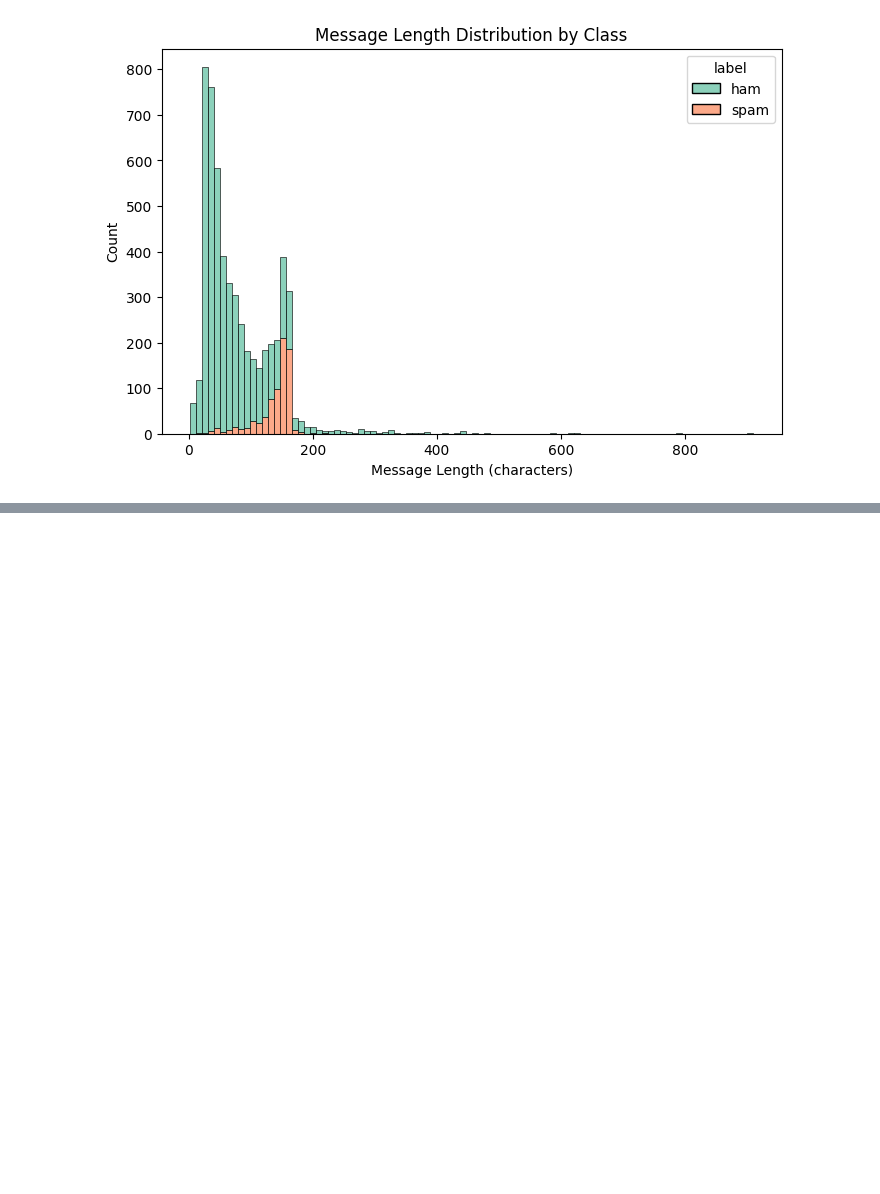
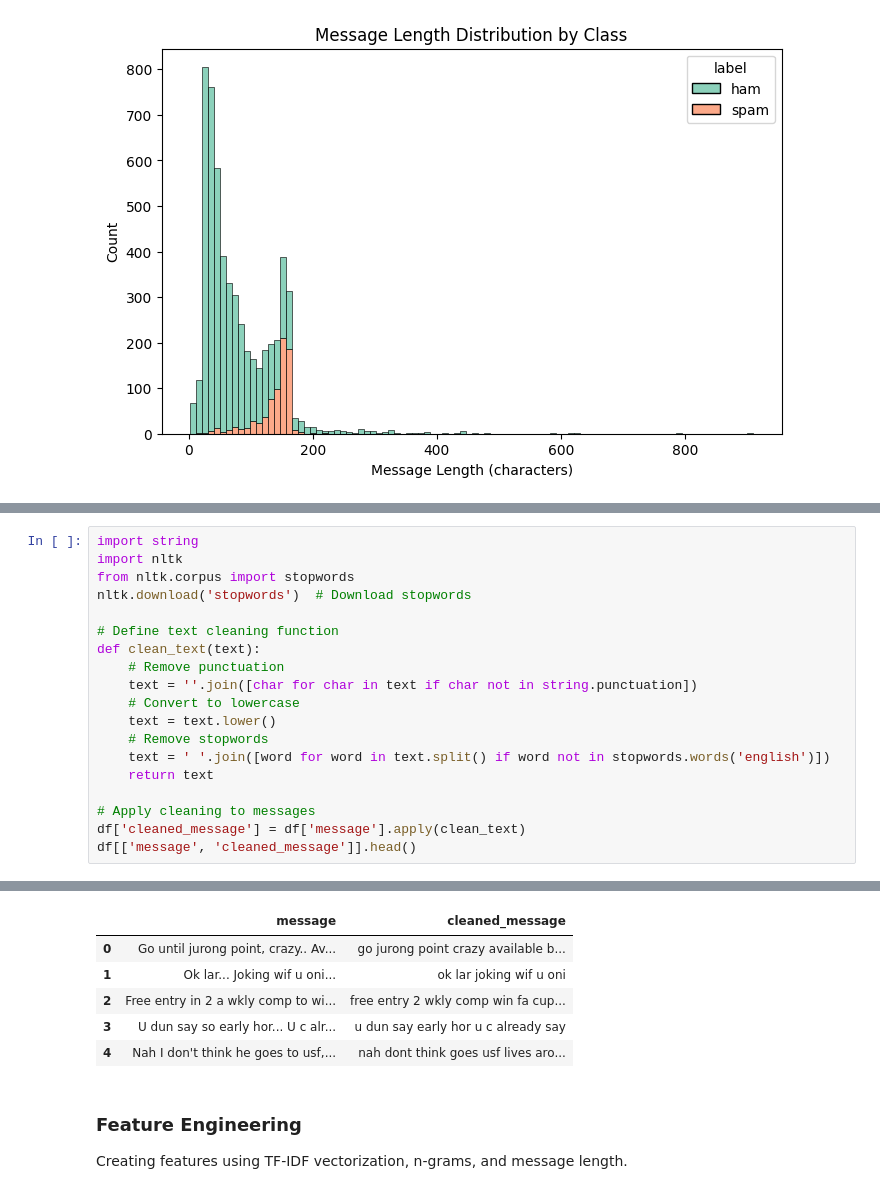
Before and after one commit to GoudyMT/naive-bayes-nlp-project, a Jupyter notebook: naive_bayes_project.ipynb, the cells around one changed output, grey strips where cells are left out. Cells and saved outputs as stored; diff of their text form; blank space fills up the shorter version.

Commit message:
Data preprocessing with text cleaning, TF-IDF, n-grams, and train-test split

```diff
--- a/naive_bayes_project.ipynb
+++ b/naive_bayes_project.ipynb
@@ -76,0 +80,20 @@ plt.show()
+# %%
+import string
+import nltk
+from nltk.corpus import stopwords
+nltk.download('stopwords')  # Download stopwords
+
+# Define text cleaning function
+def clean_text(text):
+    # Remove punctuation
+    text = ''.join([char for char in text if char not in string.punctuation])
+    # Convert to lowercase
+    text = text.lower()
+    # Remove stopwords
+    text = ' '.join([word for word in text.split() if word not in stopwords.words('english')])
+    return text
+
+# Apply cleaning to messages
+df['cleaned_message'] = df['message'].apply(clean_text)
+df[['message', 'cleaned_message']].head()
+# %% [output]
@@ -76,0 +103,9 @@ plt.show()
+|  | message | cleaned_message |
+| 0 | Go until jurong point, crazy.. Av... | go jurong point crazy available b... |
+| 1 | Ok lar... Joking wif u oni... | ok lar joking wif u oni |
+| 2 | Free entry in 2 a wkly comp to wi... | free entry 2 wkly comp win fa cup... |
+| 3 | U dun say so early hor... U c alr... | u dun say early hor u c already say |
+| 4 | Nah I don't think he goes to usf,... | nah dont think goes usf lives aro... |
+# %% [markdown]
+### Feature Engineering
+Creating features using TF-IDF vectorization, n-grams, and message length.
```
Also changed, not shown: parts of 4 cells of this notebook.
